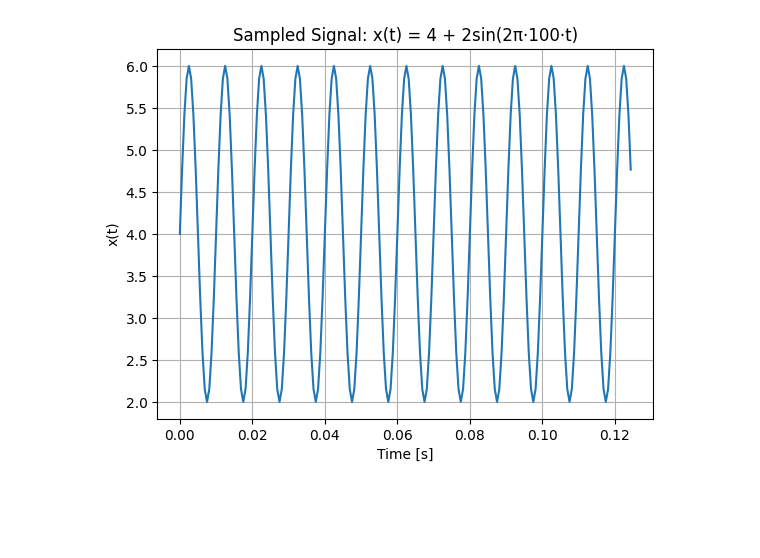
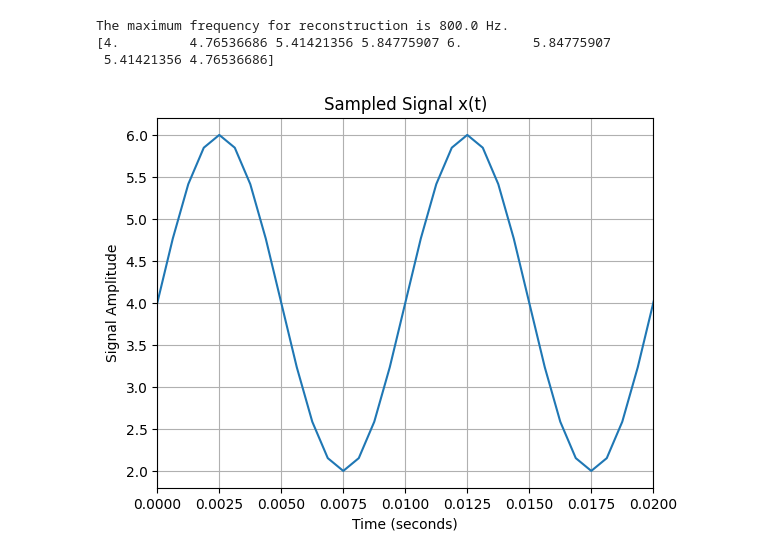
Before and after one commit to PaulArthurAstier/DSP-Week-1, a Jupyter notebook: week1.ipynb, the cells around one changed output. Saved outputs shown, nothing was run; the diff lists cells and outputs as text; code cells hidden in the pictures; blank space fills up the shorter version.

```diff
--- a/week1.ipynb
+++ b/week1.ipynb
@@ -26,25 +1,32 @@ plt.show()
 # %%
 import numpy as np
 import matplotlib.pyplot as plt
 
-# Sampling setup
+# Sampling period and frequency
 fs = 1600  # Sampling frequency in Hz
 T = 1 / fs  # Sampling period
-duration = 2  # Duration in seconds
-n_samples = int(fs * duration)  # Total number of samples
+n = np.arange(0, 2 / T + 1)  # Sample indices
+t = n * T  # Sampled time array
 
-# Sampled time array
-t = np.arange(n_samples) * T
+# Maximum frequency for reconstruction
+max_frequency = fs / 2  # Nyquist frequency
+print(f"The maximum frequency for reconstruction is {max_frequency} Hz.")
 
-# Define the signal: x(t) = 4 + 2sin(2π·100·t)
+# Define the signal
 x = 4 + 2 * np.sin(2 * np.pi * 100 * t)
 
-# Plot part of the signal to see it clearly
-plt.plot(t[:200], x[:200])  # First 200 samples = 0.125 seconds
-plt.xlabel("Time [s]")
-plt.ylabel("x(t)")
-plt.title("Sampled Signal: x(t) = 4 + 2sin(2π·100·t)")
+# Print a portion of the signal
+print(x[:8])  # First 8 samples
+# Plot the sampled signal
+plt.plot(t, x)
+plt.xlabel('Time (seconds)')
+plt.ylabel('Signal Amplitude')
+plt.title('Sampled Signal x(t)')
+plt.xlim([0, 0.02])  # Limit to the first 20ms
 plt.grid(True)
 plt.show()
 # %% [output]
+The maximum frequency for reconstruction is 800.0 Hz.
+[4.         4.76536686 5.41421356 5.84775907 6.         5.84775907
+ 5.41421356 4.76536686]
-[figure, old version]
+[figure, new version]
```
Also changed, not shown: parts of 2 cells of this notebook.
